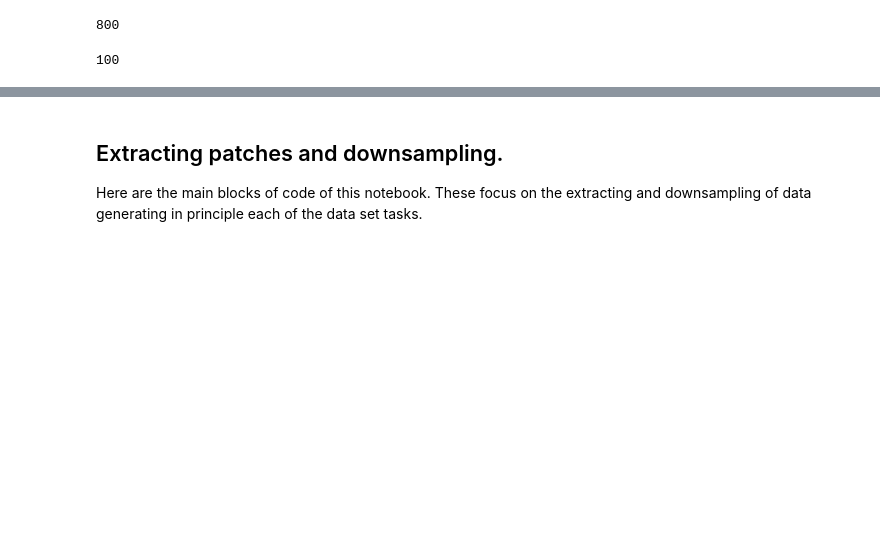
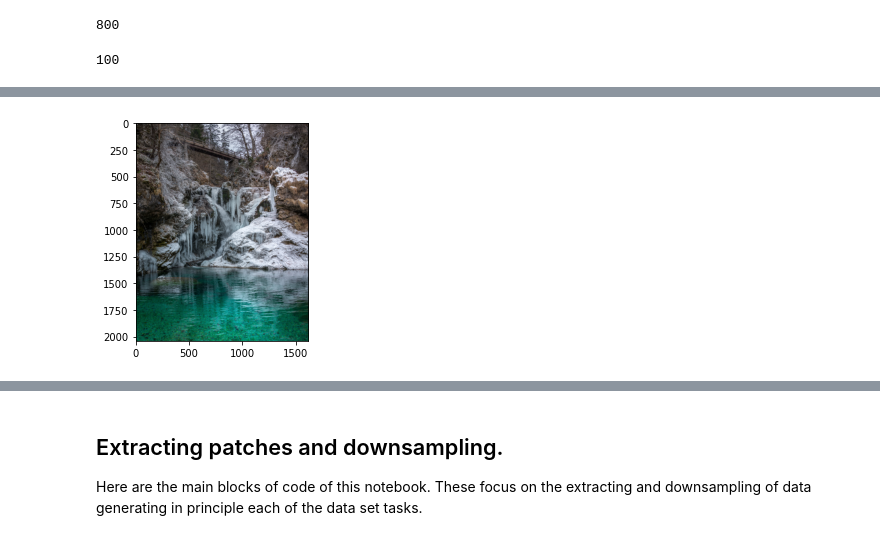
Before and after one commit to jesusllg/Towards-NAS-SRIR-Evaluation-Protocol, a Jupyter notebook: Data-set-generation.ipynb, the cells around one changed output, grey strips where cells are left out. Drawn from its saved outputs; the diff is of its cells as text; code cells hidden in the pictures; blank space fills up the shorter version.

```diff
--- a/Data-set-generation.ipynb
+++ b/Data-set-generation.ipynb
@@ -155,0 +169,5 @@ print(len(val_img_arrays))
+# %%
+plt.imshow(im)
+plt.show()
+# %% [output]
+[figure, added]
```
Also changed, not shown: parts of 34 cells of this notebook.
